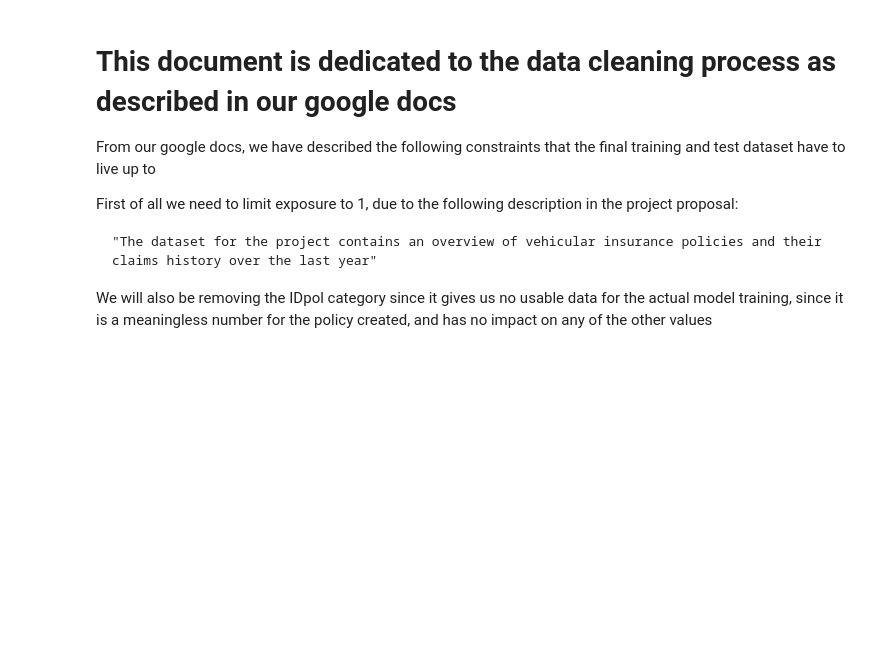
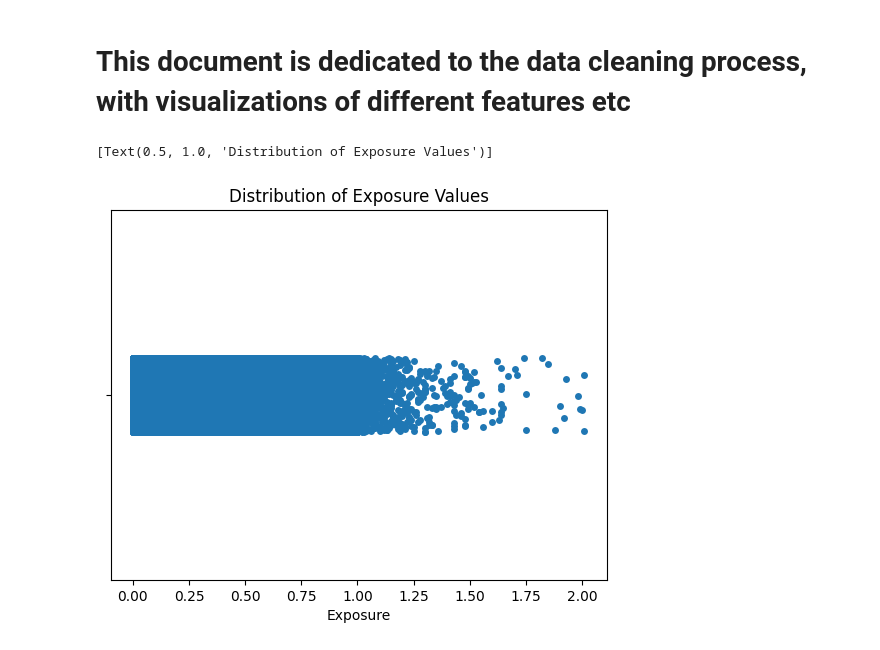
Before and after one commit to BossThePro/MLProject-Group-SR, a Jupyter notebook: data/dataCleaning.ipynb, the cells around one changed output. Saved outputs shown, nothing was run; the diff lists cells and outputs as text; code cells hidden in the pictures; blank space fills up the shorter version.

Commit message:
Updated and added all data cleaning relevant files, along with updating the training dataset :)

```diff
--- a/data/dataCleaning.ipynb
+++ b/data/dataCleaning.ipynb
@@ -1,12 +1,3 @@
 # %% [markdown]
-# This document is dedicated to the data cleaning process as described in our google docs
-
-From our google docs, we have described the following constraints that the final training and test dataset have to live up to
-
-
-First of all we need to limit exposure to 1, due to the following description in the project proposal:
-
-    "The dataset for the project contains an overview of vehicular insurance policies and their claims history over the last year"
-
-We will also be removing the IDpol category since it gives us no usable data for the actual model training, since it is a meaningless number for the policy created, and has no impact on any of the other values
+# This document is dedicated to the data cleaning process, with visualizations of different features etc
 # %%
@@ -20,0 +9,5 @@ df_training.to_csv("claims_train_final.csv", index=False)
+# %%
+sns.stripplot(data=df_training, x=df_training["Exposure"]).set(title="Distribution of Exposure Values")
+# %% [output]
+[Text(0.5, 1.0, 'Distribution of Exposure Values')]
+[figure, added]
```
Also changed, not shown: parts of 17 cells of this notebook, 2 other files.
